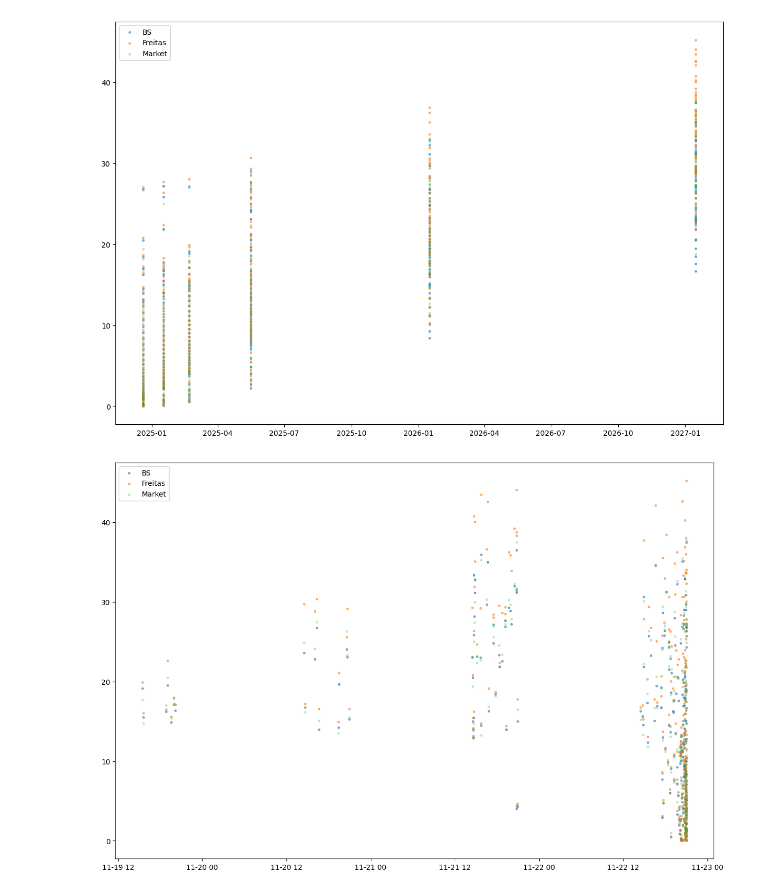
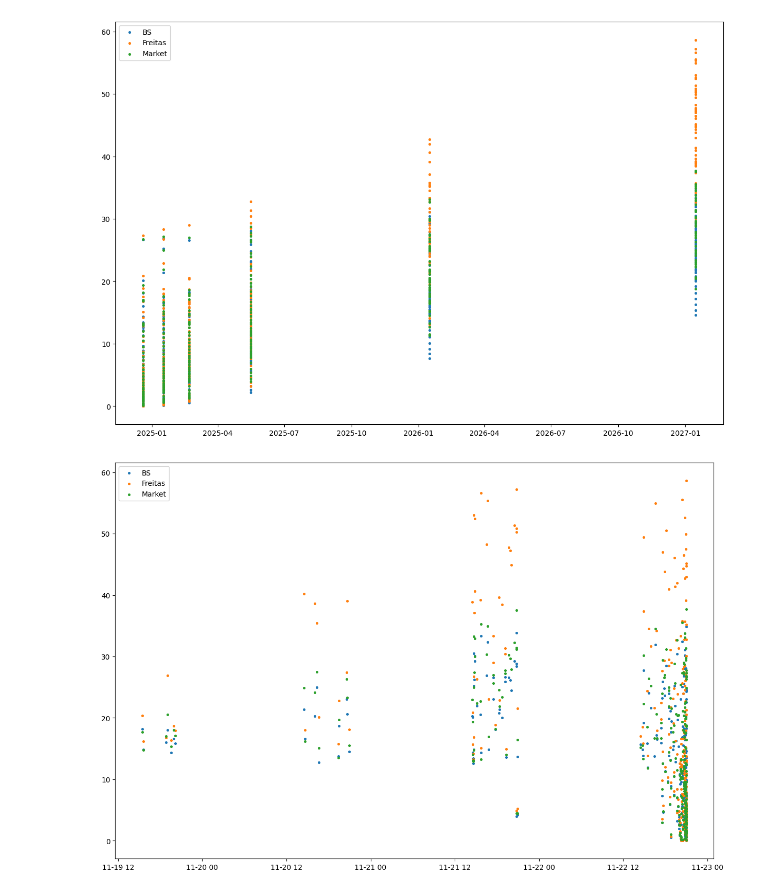
Before and after one commit to GvFreitas1/Precificacao-de-Opcoes, a Jupyter notebook: backtesting.ipynb, the cells around one changed output. Drawn from its saved outputs; the diff is of its cells as text; code cells hidden in the pictures.

```diff
--- a/backtesting.ipynb
+++ b/backtesting.ipynb
@@ -4,15 +4,15 @@ import pandas as pd
 import datetime as dt
 
 opt_data = pd.read_csv('./data/options.csv')
-ibit_data = pd.read_csv('./data/ibit-usd-intraday.csv')[["Datetime", "Adj Close"]]
-ibit_data["Datetime"] = pd.to_datetime(ibit_data["Datetime"]).dt.tz_localize(None)
-
+ibit_data = pd.read_csv('./data/ibit-usd.csv')[["Date", "Adj Close"]]
+ibit_data["Date"] = pd.to_datetime(ibit_data["Date"]).dt.tz_localize(None)
 
 opt_data["Expiration_date"] = pd.to_datetime(opt_data["Expiration_date"]).dt.tz_localize(None)
 opt_data["lastTradeDate"] = pd.to_datetime(opt_data["lastTradeDate"]).dt.tz_localize(None)
 
 opt_data = opt_data[["contractSymbol", "lastTradeDate", "Expiration_date", "strike", "lastPrice"]]
 opt_data["days_to_expiration"] = (opt_data["Expiration_date"] - opt_data['lastTradeDate']).dt.days
+opt_data.sort_values(by=["lastTradeDate", "Expiration_date", "strike"], inplace=True)
 opt_data
 # %% [output]
 |  | contractSymbol | lastTradeDate | Expiration_date | strike | lastPrice | days_to_expiration |
@@ -33,5 +31,6 @@ opt_data.sort_values(by=["lastTradeDate", "Expiration_date", "strike"], inplace=
 # %%
-merged_df = pd.merge_ordered(ibit_data, opt_data, left_on="Datetime", right_on="lastTradeDate")
-merged_df[["Datetime", "Adj Close"]] = merged_df[["Datetime", "Adj Close"]].fillna(method="ffill")
+merged_df = pd.merge_ordered(ibit_data, opt_data, left_on="Date", right_on="lastTradeDate")
+merged_df[["Date", "Adj Close"]] = merged_df[["Date", "Adj Close"]].fillna(method="ffill")
 merged_df.dropna(subset="contractSymbol", inplace=True)
 merged_df = merged_df[["Adj Close", "lastTradeDate", "Expiration_date", "strike", "lastPrice", "days_to_expiration"]].reset_index(drop=True)
+merged_df
@@ -54,6 +51,6 @@ merged_df
 # %%
-def freitas2(S, X, T, r, sigma):
-    mi_ST = np.log(S)
+def freitas2(S, X, T, r, mi, sigma):
+    mi_ST = np.log(S) + T*mi
     sigma_ST = np.sqrt(T)*sigma
 
     def ret_lin(s, C):
@@ -69,12 +66,16 @@ def freitas2(S, X, T, r, sigma):
         D = abs(L + Pt + Pp)
         return D
 
-    C_freitas = minimize_scalar(diferenca_esperancas).x / (1 + r)**T
+    C_freitas = minimize_scalar(diferenca_esperancas).x * np.exp(-r*T)
 
     return C_freitas
 # %%
-mi, sigma, r = pd.read_csv('./data/parameters.csv').values[0]
+mi, sigma, r = pd.read_csv('./data/parameters_ibit.csv').values[0]
+mi = 0
+# r = 0
 
 merged_df["BS"] = merged_df.apply(lambda x: black_scholes(x["Adj Close"], x["strike"], x["days_to_expiration"], r, sigma), axis=1)
 
 merged_df["Freitas"] = merged_df.apply(lambda x: freitas2(x["Adj Close"], x["strike"], x["days_to_expiration"], r, mi, sigma), axis=1)
+
+merged_df
@@ -83,26 +98,26 @@ import matplotlib.pyplot as plt
 
 plt.figure(figsize=(15, 10))
 
-plt.scatter(merged_df["Expiration_date"], merged_df["BS"], label="BS", alpha=0.5, s=7)
-plt.scatter(merged_df["Expiration_date"], merged_df["Freitas"], label="Freitas", alpha=0.5, s=7)
-plt.scatter(merged_df["Expiration_date"], merged_df["lastPrice"], label="Market", alpha=0.2, s=7)
+plt.scatter(merged_df["Expiration_date"], merged_df["BS"], label="BS", alpha=1, s=7)
+plt.scatter(merged_df["Expiration_date"], merged_df["Freitas"], label="Freitas", alpha=1, s=7)
+plt.scatter(merged_df["Expiration_date"], merged_df["lastPrice"], label="Market", alpha=1, s=7)
 
 plt.legend()
 
 plt.show()
 # %% [output]
-[figure, old version]
+[figure, new version]
 # %%
 import matplotlib.pyplot as plt
 
 plt.figure(figsize=(15, 10))
 
-plt.scatter(merged_df["lastTradeDate"], merged_df["BS"], label="BS", alpha=0.5, s=7)
-plt.scatter(merged_df["lastTradeDate"], merged_df["Freitas"], label="Freitas", alpha=0.5, s=7)
-plt.scatter(merged_df["lastTradeDate"], merged_df["lastPrice"], label="Market", alpha=0.2, s=7)
+plt.scatter(merged_df["lastTradeDate"], merged_df["BS"], label="BS", alpha=1, s=7)
+plt.scatter(merged_df["lastTradeDate"], merged_df["Freitas"], label="Freitas", alpha=1, s=7)
+plt.scatter(merged_df["lastTradeDate"], merged_df["lastPrice"], label="Market", alpha=1, s=7)
 
 plt.legend()
 
 plt.show()
 # %% [output]
-[figure, old version]
+[figure, new version]
```
Also changed, not shown: parts of 7 cells of this notebook, 5 other files.
